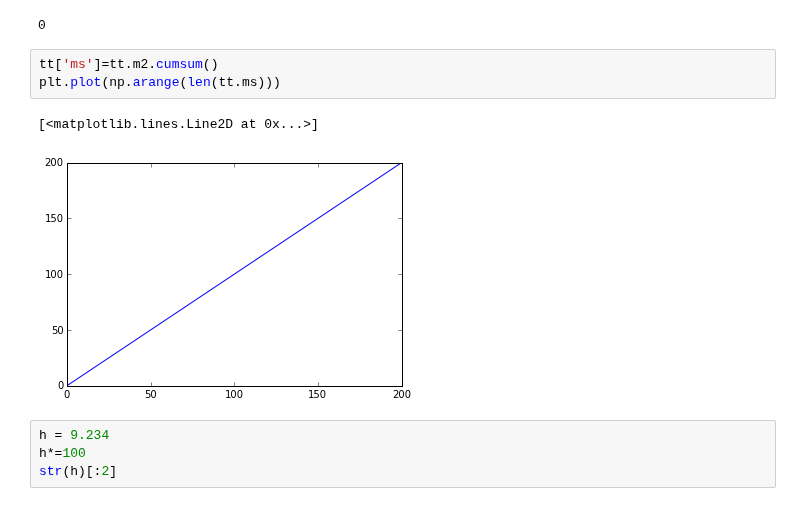
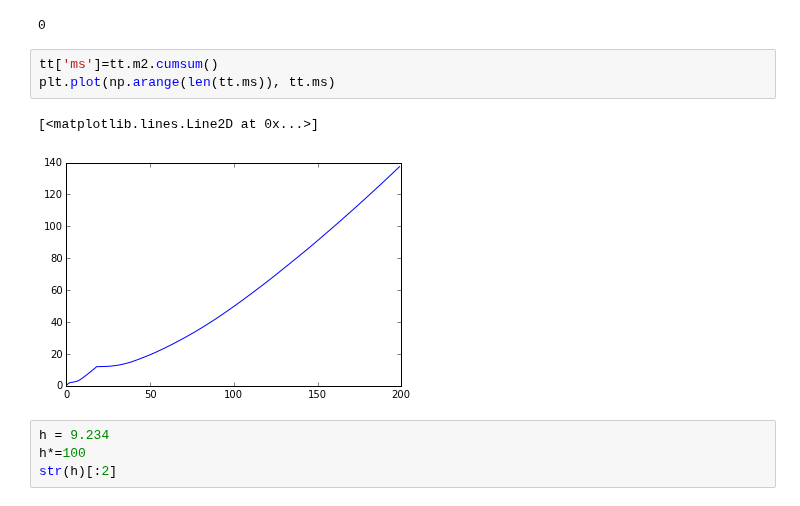
Before and after one commit to milcent/benford_py, a Jupyter notebook: Benford.ipynb, the cells around one changed output. Saved outputs shown, nothing was run; the diff lists cells and outputs as text.

```diff
--- a/Benford.ipynb
+++ b/Benford.ipynb
@@ -192,10 +192,10 @@ sum(tt.mantissas!=tt.m2)
 0
 # %%
 tt['ms']=tt.m2.cumsum()
-plt.plot(np.arange(len(tt.ms)))
+plt.plot(np.arange(len(tt.ms)), tt.ms)
 # %% [output]
 [<matplotlib.lines.Line2D at 0x...>]
-[figure, old version]
+[figure, new version]
 # %%
 h = 9.234
 h*=100
```
Also changed, not shown: parts of 34 cells of this notebook, 1 other file.
